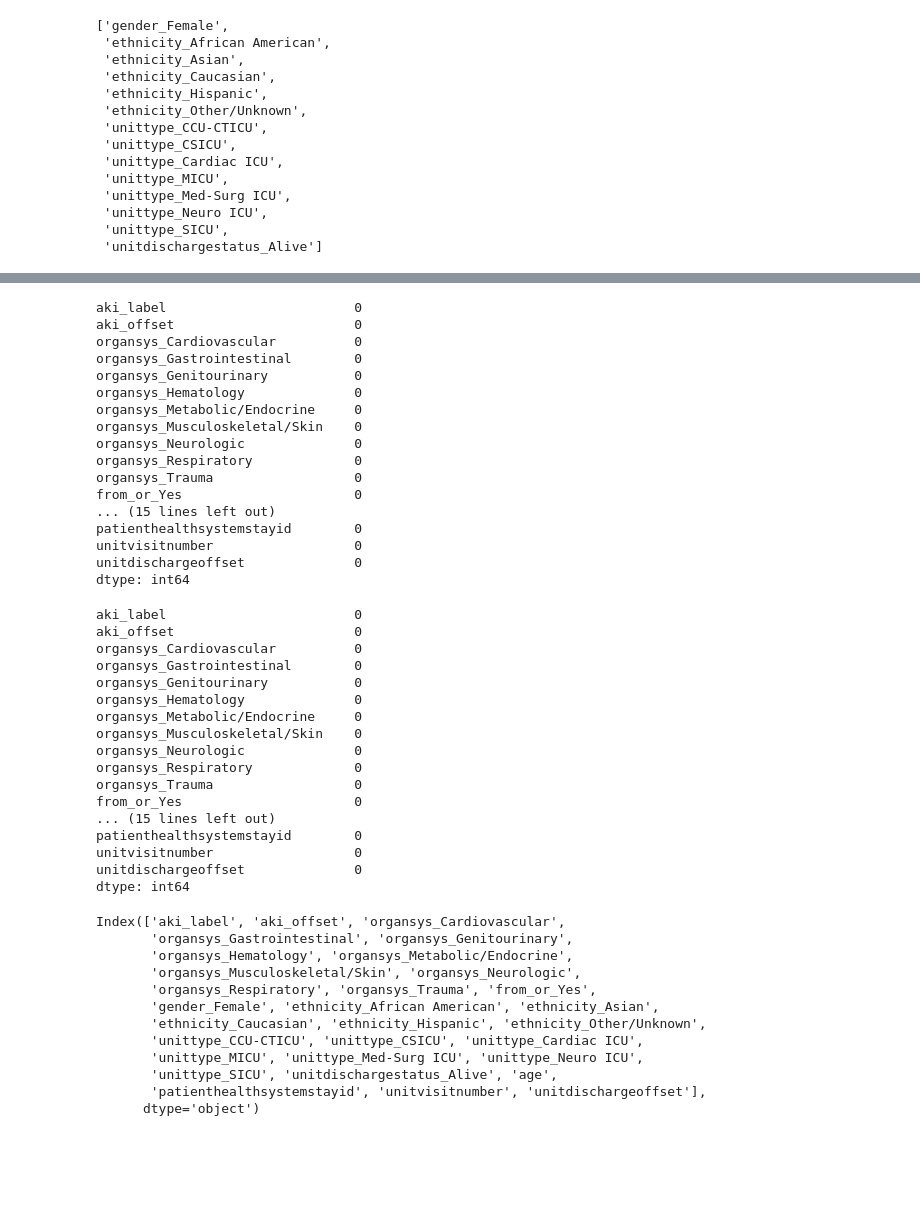
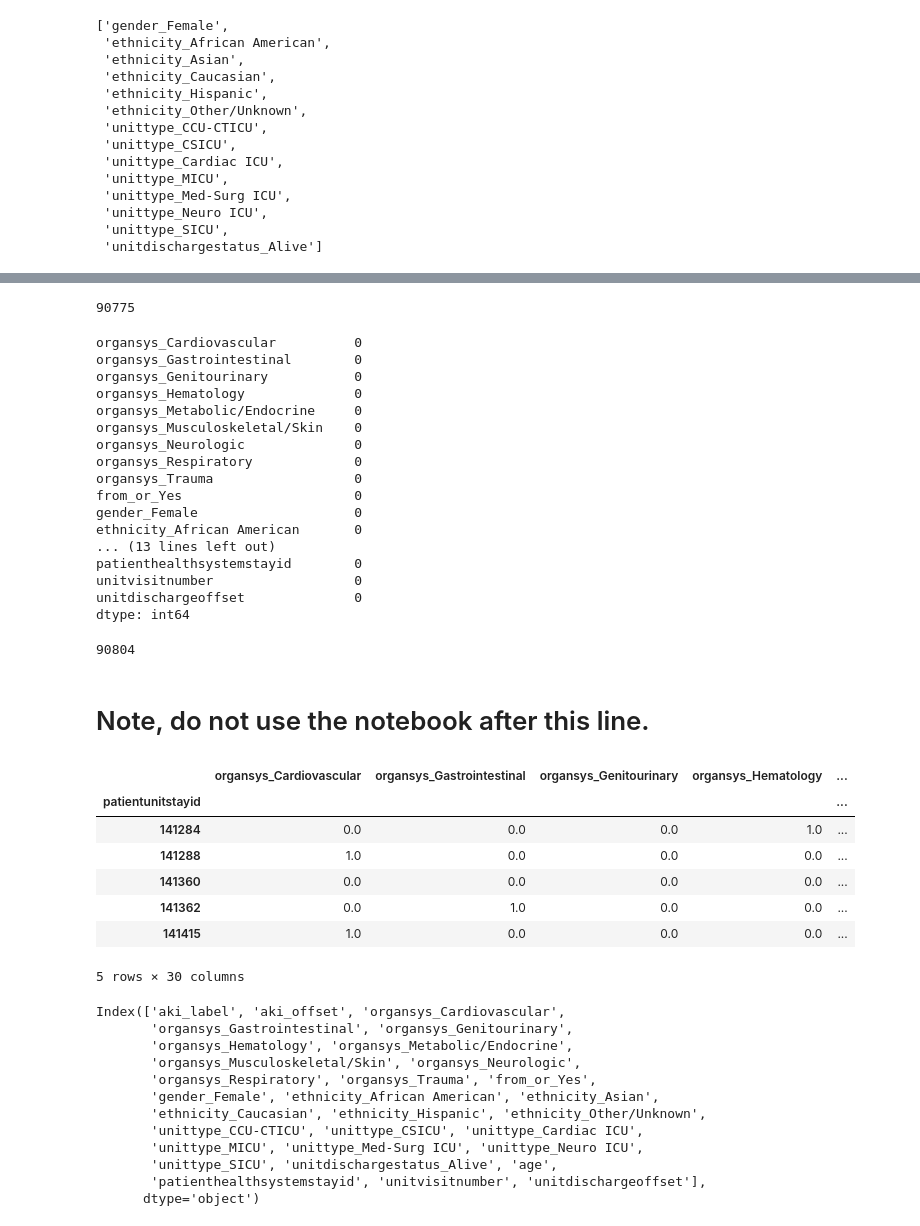
Before and after one commit to zhakhverdyan/eICU_AKIlert, a Jupyter notebook: notebooks/assemble_clean_dataset.ipynb, the cells around one changed output, grey strips where cells are left out. Cells and saved outputs as stored; diff of their text form; code cells hidden in the pictures; blank space fills up the shorter version.

Commit message:
combined pat, adm, lab, vit, hist, still some missing vals

```diff
--- a/notebooks/assemble_clean_dataset.ipynb
+++ b/notebooks/assemble_clean_dataset.ipynb
@@ -443,7 +443,7 @@ droped_cols = ['organsys_Transplant', 'ethnicity_Native American', 'unittype_CTI
 # pat_cat_encoded
 # pat[['patientunitstayid', 'age', 'unitvisitnumber', 'unitdischargeoffset']]
 #pat.age = pat.age.astype(int) # age is stored as string, convert to int
-combined_df = pd.concat([qa, diag_summary_encoded, or_summary_encoded, pat_cat_encoded, \
+combined_df = pd.concat([diag_summary_encoded, or_summary_encoded, pat_cat_encoded, \
                          pat[['age', 'patienthealthsystemstayid', 'unitvisitnumber', 'unitdischargeoffset']]], \
                         axis=1, ignore_index=False)
 print(len(combined_df))
@@ -469,44 +489,44 @@ dtype: int64
 # %%
-combined_df[combined_df.aki_label==1].isnull().sum()
+combined_df.dropna(inplace=True)
+print(len(combined_df))
+combined_df.isnull().sum()
 # %% [output]
-aki_label                        0
-aki_offset                       0
-organsys_Cardiovascular          0
-organsys_Gastrointestinal        0
-organsys_Genitourinary           0
-organsys_Hematology              0
-organsys_Metabolic/Endocrine     0
-organsys_Musculoskeletal/Skin    0
-organsys_Neurologic              0
-organsys_Respiratory             0
-organsys_Trauma                  0
-from_or_Yes                      0
-... (15 lines left out)
-patienthealthsystemstayid        0
-unitvisitnumber                  0
-unitdischargeoffset              0
-dtype: int64
+90775
+organsys_Cardiovascular          0
+organsys_Gastrointestinal        0
+organsys_Genitourinary           0
+organsys_Hematology              0
+organsys_Metabolic/Endocrine     0
+organsys_Musculoskeletal/Skin    0
+organsys_Neurologic              0
+organsys_Respiratory             0
+organsys_Trauma                  0
+from_or_Yes                      0
+gender_Female                    0
+ethnicity_African American       0
+... (13 lines left out)
+patienthealthsystemstayid        0
+unitvisitnumber                  0
+unitdischargeoffset              0
+dtype: int64
-# %%
-combined_df.dropna(inplace=True)
-combined_df.isnull().sum()
-# %% [output]
-aki_label                        0
-aki_offset                       0
-organsys_Cardiovascular          0
-organsys_Gastrointestinal        0
-organsys_Genitourinary           0
-organsys_Hematology              0
-organsys_Metabolic/Endocrine     0
-organsys_Musculoskeletal/Skin    0
-organsys_Neurologic              0
-organsys_Respiratory             0
-organsys_Trauma                  0
-from_or_Yes                      0
-... (15 lines left out)
-patienthealthsystemstayid        0
-unitvisitnumber                  0
-unitdischargeoffset              0
-dtype: int64
+# %%
+combined_df = pd.concat([combined_df, qa], axis=1, ignore_index=False)
+len(combined_df)
+# %% [output]
+90804
+# %% [markdown]
+# Note, do not use the notebook after this line.
+# %%
+combined_df.head()
+# %% [output]
+|  | organsys_Cardiovascular | organsys_Gastrointestinal | organsys_Genitourinary | organsys_Hematology | ... |
+| patientunitstayid |  |  |  |  | ... |
+| 141284 | 0.0 | 0.0 | 0.0 | 1.0 | ... |
+| 141288 | 1.0 | 0.0 | 0.0 | 0.0 | ... |
+| 141360 | 0.0 | 0.0 | 0.0 | 0.0 | ... |
+| 141362 | 0.0 | 1.0 | 0.0 | 0.0 | ... |
+| 141415 | 1.0 | 0.0 | 0.0 | 0.0 | ... |
+5 rows × 30 columns
 # %%
 combined_df.to_csv('../data/intermediate/pat_admit_diag_cleaned.csv')
 # %%
```
Also changed, not shown: parts of 7 cells of this notebook, 2 other files.
